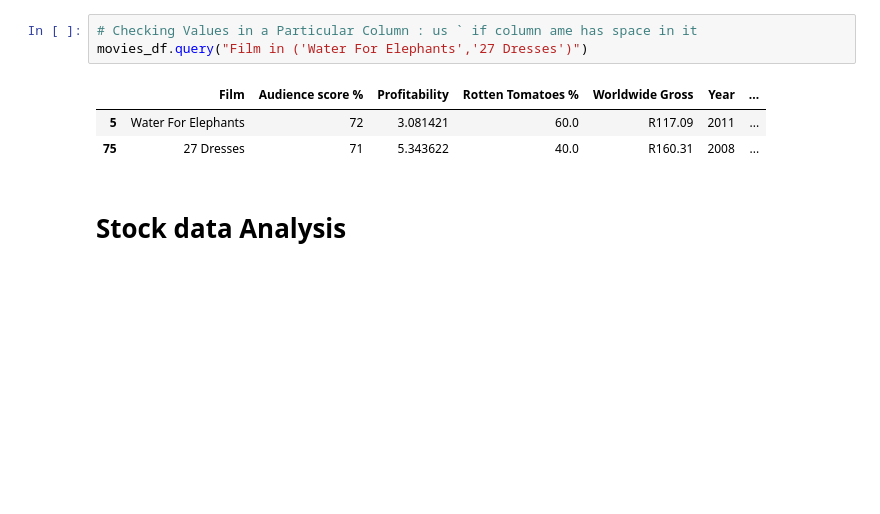
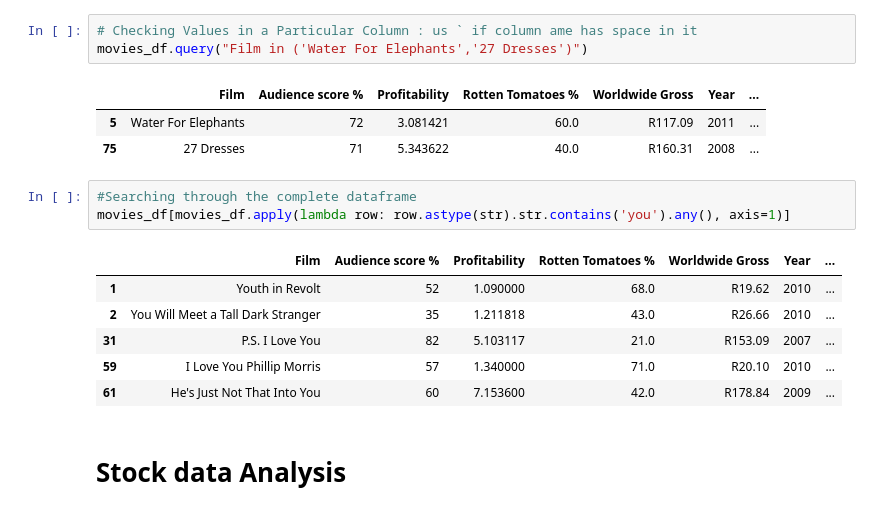
Before and after one commit to vinay2k2/HealthcareBasicsAndImageProcessing, a Jupyter notebook: PandasTemplate.ipynb, the cells around one changed output. Drawn from its saved outputs; the diff is of its cells as text; blank space fills up the shorter version.

```diff
--- a/PandasTemplate.ipynb
+++ b/PandasTemplate.ipynb
@@ -802,6 +802,16 @@ movies_df.query("Film in ('Water For Elephants','27 Dresses')")
 |  | Film | Audience score % | Profitability | Rotten Tomatoes % | Worldwide Gross | Year | ... |
 | 5 | Water For Elephants | 72 | 3.081421 | 60.0 | R117.09 | 2011 | ... |
 | 75 | 27 Dresses | 71 | 5.343622 | 40.0 | R160.31 | 2008 | ... |
+# %%
+#Searching through the complete dataframe
+movies_df[movies_df.apply(lambda row: row.astype(str).str.contains('you').any(), axis=1)]
+# %% [output]
+|  | Film | Audience score % | Profitability | Rotten Tomatoes % | Worldwide Gross | Year | ... |
+| 1 | Youth in Revolt | 52 | 1.090000 | 68.0 | R19.62 | 2010 | ... |
+| 2 | You Will Meet a Tall Dark Stranger | 35 | 1.211818 | 43.0 | R26.66 | 2010 | ... |
+| 31 | P.S. I Love You | 82 | 5.103117 | 21.0 | R153.09 | 2007 | ... |
+| 59 | I Love You Phillip Morris | 57 | 1.340000 | 71.0 | R20.10 | 2010 | ... |
+| 61 | He's Just Not That Into You | 60 | 7.153600 | 42.0 | R178.84 | 2009 | ... |
 # %% [markdown]
 
 
```
